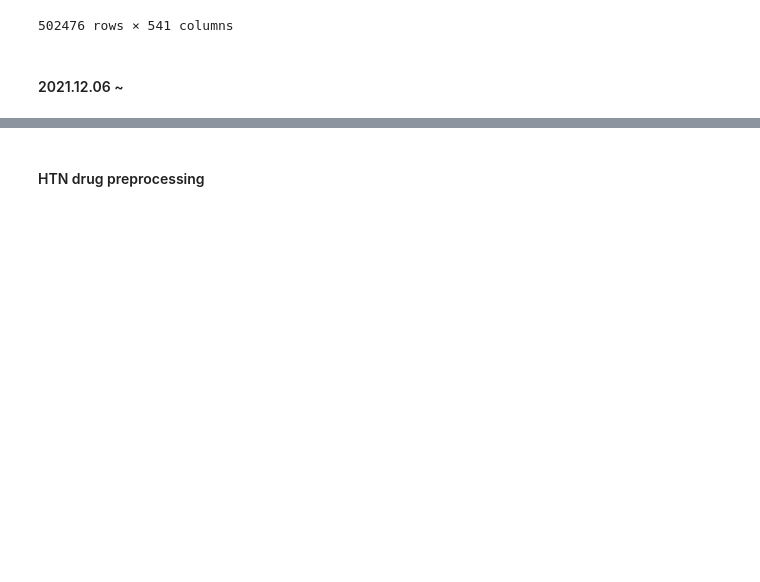
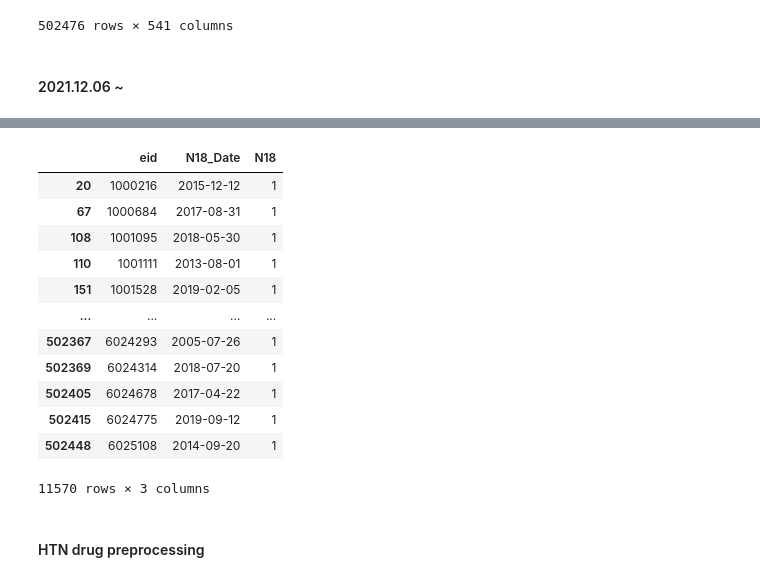
Before and after one commit to ZIO-KIM/SNUlab, a Jupyter notebook: UKBiobank_preprocess.ipynb, the cells around one changed output, grey strips where cells are left out. Saved outputs shown, nothing was run; the diff lists cells and outputs as text; code cells hidden in the pictures; blank space fills up the shorter version.

```diff
--- a/UKBiobank_preprocess.ipynb
+++ b/UKBiobank_preprocess.ipynb
@@ -286,3 +300,19 @@ df
+# %%
+df.loc[df['N18'] == 1]
+# %% [output]
+|  | eid | N18_Date | N18 |
+| 20 | 1000216 | 2015-12-12 | 1 |
+| 67 | 1000684 | 2017-08-31 | 1 |
+| 108 | 1001095 | 2018-05-30 | 1 |
+| 110 | 1001111 | 2013-08-01 | 1 |
+| 151 | 1001528 | 2019-02-05 | 1 |
+| ... | ... | ... | ... |
+| 502367 | 6024293 | 2005-07-26 | 1 |
+| 502369 | 6024314 | 2018-07-20 | 1 |
+| 502405 | 6024678 | 2017-04-22 | 1 |
+| 502415 | 6024775 | 2019-09-12 | 1 |
+| 502448 | 6025108 | 2014-09-20 | 1 |
+11570 rows × 3 columns
 # %%
 def conditions(df):
     if (df['N180'] == 1) or (df['N181'] == 1) or (df['N182'] == 1) or (df['N183'] == 1) or (df['N184'] == 1) or (df['N185'] == 1) or (df['N186'] == 1) or (df['N187'] == 1) or (df['N188'] == 1) or (df['N189'] == 1):
```
Also changed, not shown: parts of 2 cells of this notebook, 1 other file.
